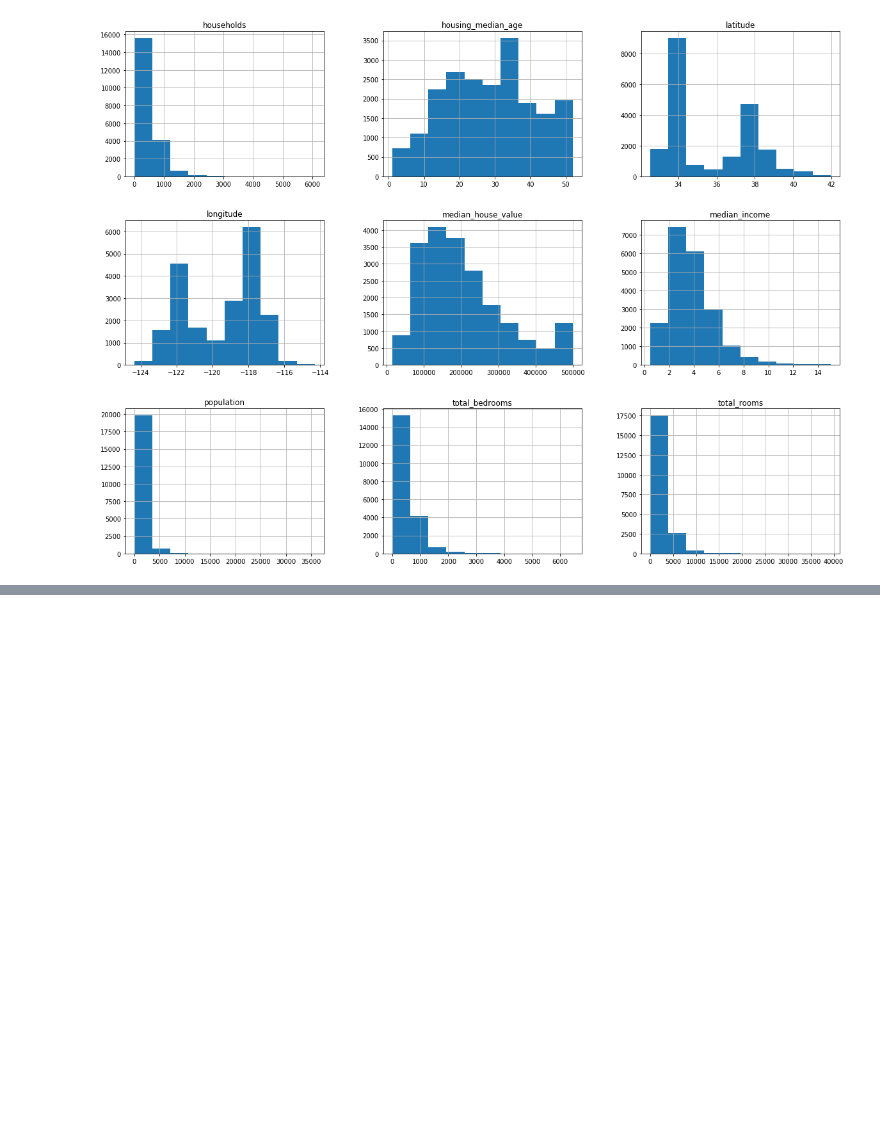
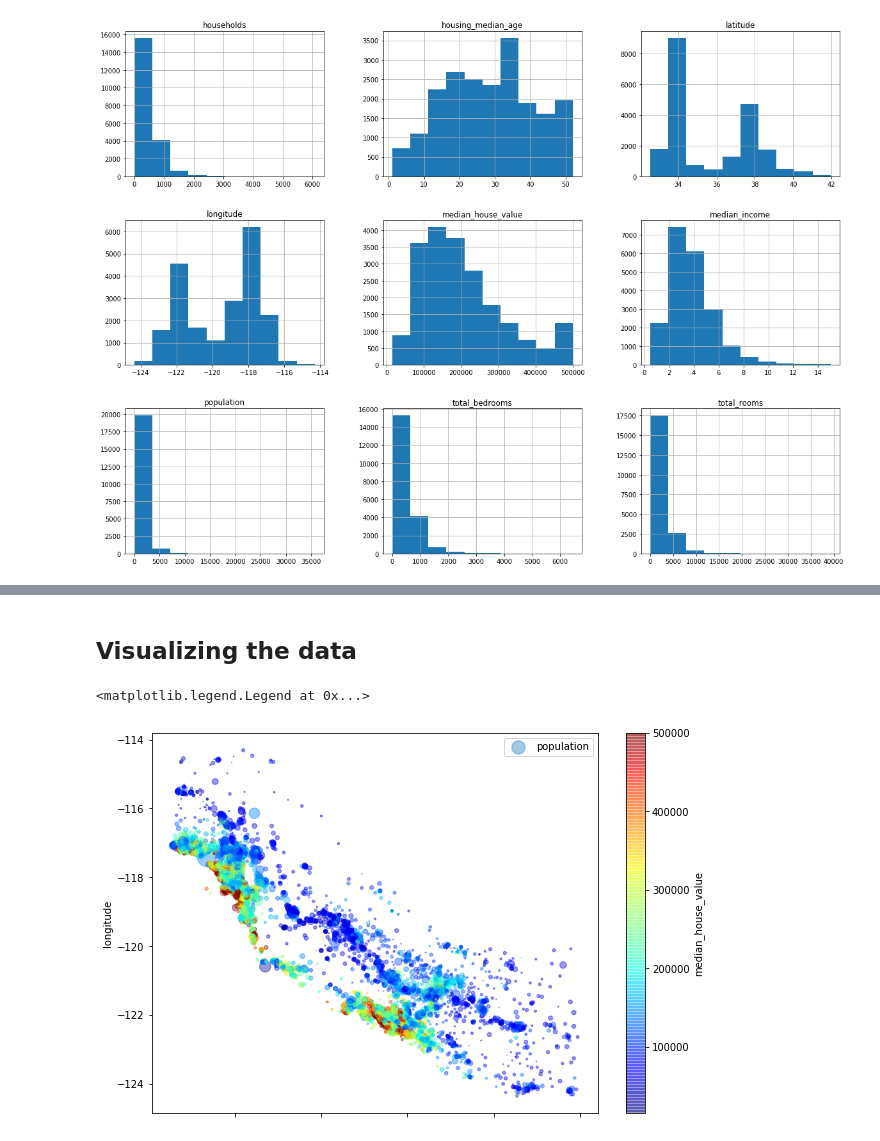
Before and after one commit to sridevibayyapuneedi/california_housing, a Jupyter notebook: JupyterNotebooks/HandsOn_Housing.ipynb, the cells around one changed output, grey strips where cells are left out. Saved outputs shown, nothing was run; the diff lists cells and outputs as text; code cells hidden in the pictures; blank space fills up the shorter version.

```diff
--- a/JupyterNotebooks/HandsOn_Housing.ipynb
+++ b/JupyterNotebooks/HandsOn_Housing.ipynb
@@ -146,0 +90,8 @@ Name: index, Length: 20640, dtype: bool
+# %%
+df_housing["income_cat"] = np.ceil(df_housing["median_income"]/1.5)
+df_housing["income_cat"].where(df_housing["income_cat"] < 5.0, 5.0, inplace=True)
+# %%
+split = StratifiedShuffleSplit(n_splits = 1, test_size=0.2,random_state=42)
+for train_index, test_index in split.split(df_housing, df_housing["income_cat"]):
+    strat_train_set = df_housing.loc[train_index]
+    strat_test_set = df_housing.loc[test_index]
@@ -146,0 +101,12 @@ Name: index, Length: 20640, dtype: bool
+# %% [markdown]
+## Visualizing the data
+# %%
+housing_train = strat_train_set.copy()
+# %%
+housing_train.plot(kind = "scatter", y="longitude", x = "latitude", alpha =0.4,
+                 s=housing_test["population"]/100, label ="population", figsize=(10, 7),
+                 c= "median_house_value",cmap = plt.get_cmap("jet"), colorbar = True)
+plt.legend()
+# %% [output]
+<matplotlib.legend.Legend at 0x...>
+[figure, added]
```
Also changed, not shown: parts of 15 cells of this notebook.
